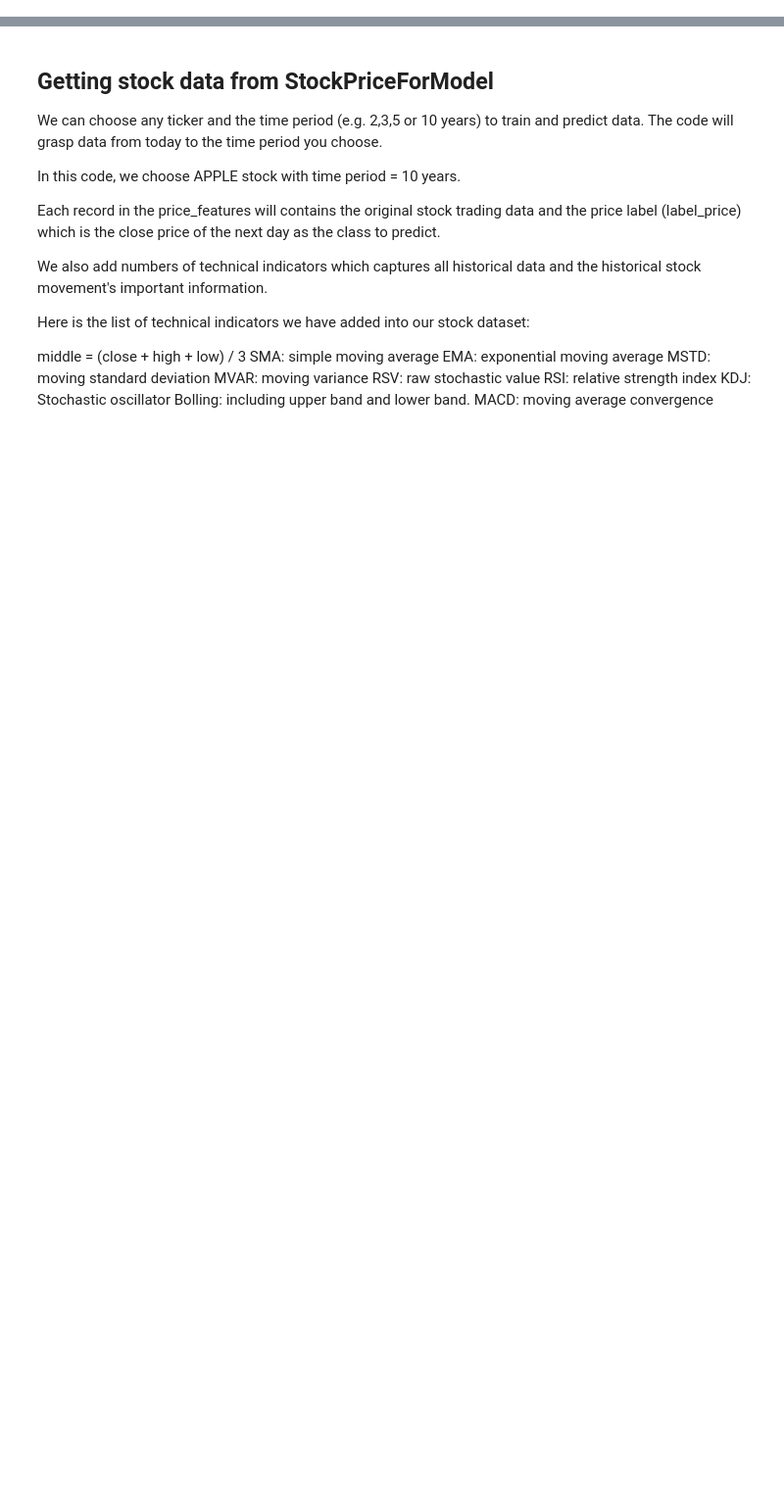
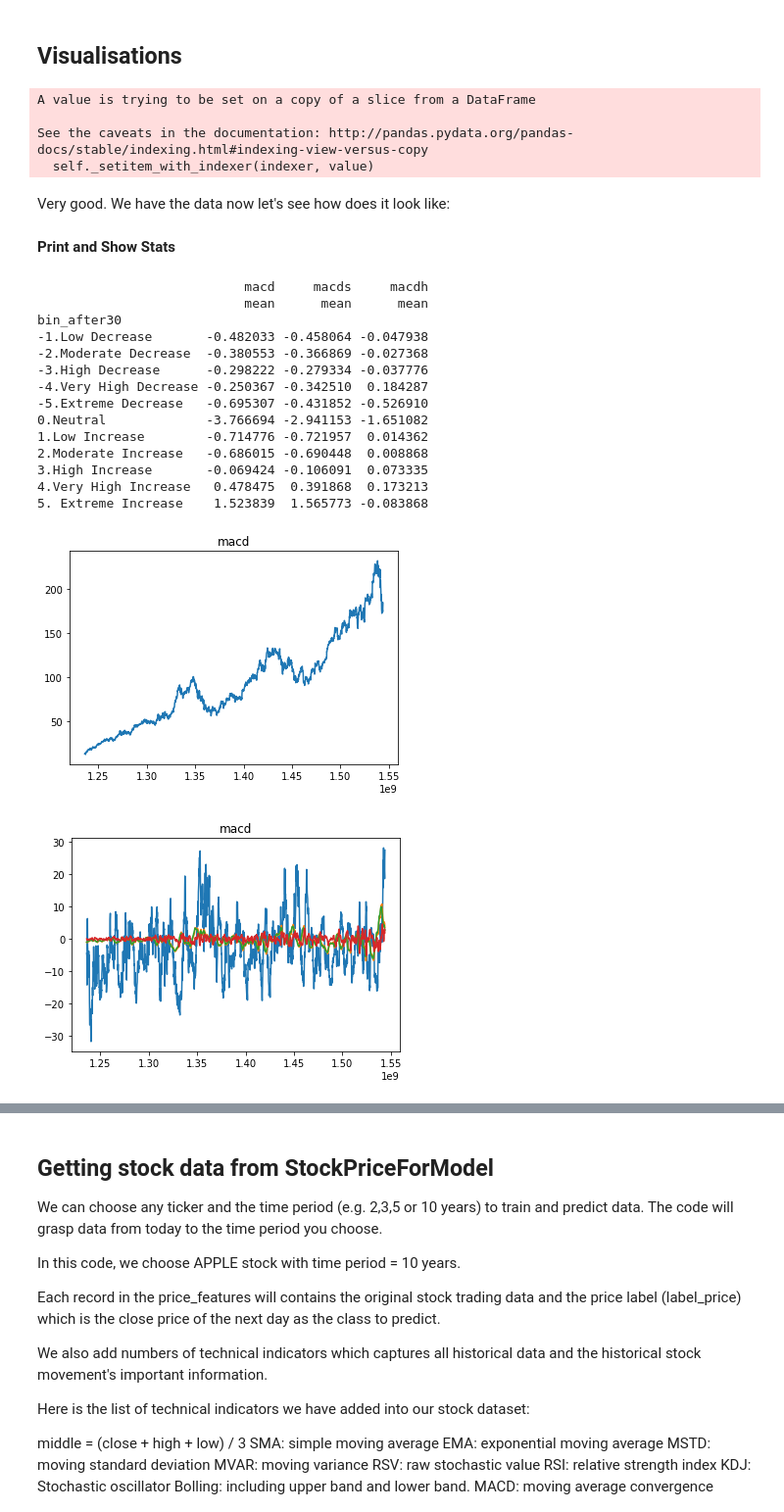
Before and after one commit to ml1010-nan/ml1010, a Jupyter notebook: CoreProject.ipynb, the cells around one changed output, grey strips where cells are left out. Shown at 98% size. Cells and saved outputs as stored; diff of their text form; code cells hidden in the pictures; blank space fills up the shorter version.

```diff
--- a/CoreProject.ipynb
+++ b/CoreProject.ipynb
@@ -0,0 +546,56 @@
+# %% [markdown]
+## Visualisations
+# %%
+ticker = 'AAPL'
+to_date = datetime.strftime(datetime.today() - timedelta(days=1), '%Y-%m-%d')
+from_date = datetime.strftime(datetime.today() - timedelta(days=10*365), '%Y-%m-%d')
+
+appl = StockPriceForModel(ticker, from_date, to_date, 2, 15)
+dataframe = appl.price_features
+dataframe = dataframe.dropna()
+# %% [output]
+A value is trying to be set on a copy of a slice from a DataFrame
+
+See the caveats in the documentation: http://pandas.pydata.org/pandas-docs/stable/indexing.html#indexing-view-versus-copy
+  self._setitem_with_indexer(indexer, value)
+# %% [markdown]
+Very good. We have the data now let's see how does it look like:
+# %%
+plt.interactive(True)
+#filtering out of range data
+prev30_filter = dataframe.loc[dataframe['prev30'] != -100 ]
+prev07_filter = dataframe.loc[dataframe['prev07'] != -100 ]
+after07_filter = dataframe.loc[dataframe['after07'] != -100 ]
+after30_filter = dataframe.loc[dataframe['after30'] != -100 ]
+# %% [markdown]
+__Print and Show Stats__
+# %%
+ macd_stat = after30_filter[['bin_after30','macd','macds','macdh']].groupby(['bin_after30']).agg(['mean'])
+ print(macd_stat)
+
+ ts1 = after30_filter[['close']]
+ plt.plot(ts1)
+ plt.title('macd')
+ plt.show()
+
+ ts2 = after30_filter[['after30', 'macd', 'macds', 'macdh']]
+ plt.plot(ts2)
+ plt.title('macd')
+ plt.show()
+# %% [output]
+                           macd     macds     macdh
+                           mean      mean      mean
+bin_after30
+-1.Low Decrease       -0.482033 -0.458064 -0.047938
+-2.Moderate Decrease  -0.380553 -0.366869 -0.027368
+-3.High Decrease      -0.298222 -0.279334 -0.037776
+-4.Very High Decrease -0.250367 -0.342510  0.184287
+-5.Extreme Decrease   -0.695307 -0.431852 -0.526910
+0.Neutral             -3.766694 -2.941153 -1.651082
+1.Low Increase        -0.714776 -0.721957  0.014362
+2.Moderate Increase   -0.686015 -0.690448  0.008868
+3.High Increase       -0.069424 -0.106091  0.073335
+4.Very High Increase   0.478475  0.391868  0.173213
+5. Extreme Increase    1.523839  1.565773 -0.083868
+[figure, added]
+[figure, added]
```
Also changed, not shown: parts of 50 cells of this notebook.
